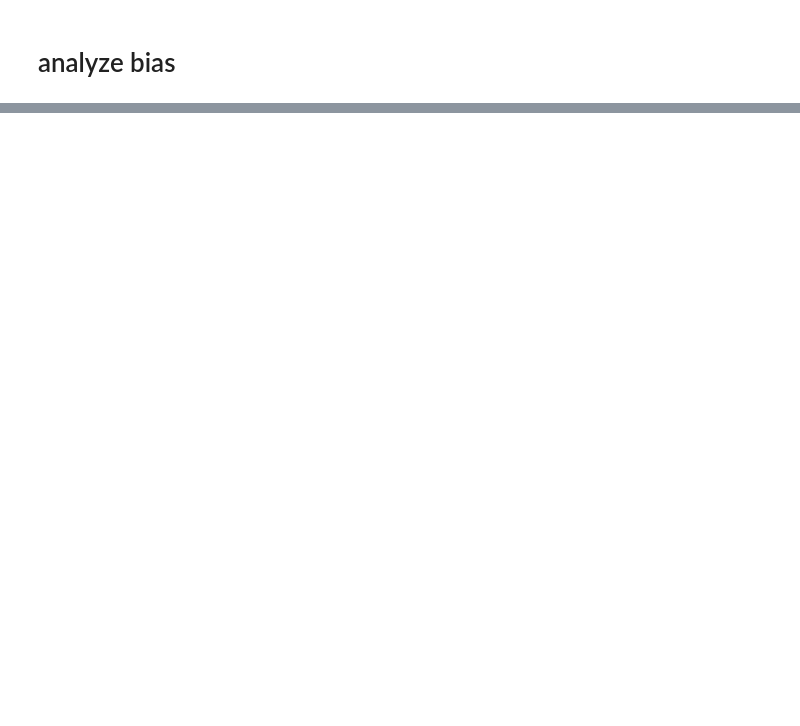
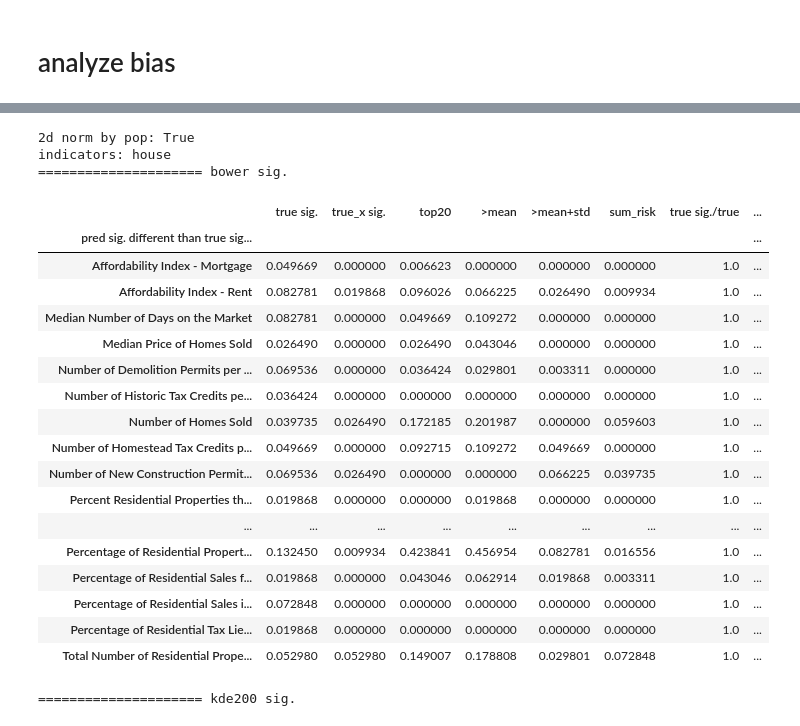
Before and after one commit to JHWu92/public-safety-baltimore, a Jupyter notebook: bias-in-bower-replicate.ipynb, the cells around one changed output, grey strips where cells are left out. Saved outputs shown, nothing was run; the diff lists cells and outputs as text; code cells hidden in the pictures; blank space fills up the shorter version.

```diff
--- a/bias-in-bower-replicate.ipynb
+++ b/bias-in-bower-replicate.ipynb
@@ -39,9 +40,11 @@ def get_true_y(compile_data, eval_roller, x_setting='time_indexed_points', y_set
         eval_x, eval_y = data_for_fit(compile_data, x_setting=x_setting, y_setting=y_setting, dates=dates,
                                       verbose=verbose)
         pred_res[period]['true_y'] = eval_y
+        pred_res[period]['true_x'] = eval_x.ravel()
+#         print(eval_x.ravel())
     return pd.DataFrame.from_dict(pred_res, 'index')
 # %%
 er_bower_2d = Rolling(rsd='2016-07-01', red='2017-06-30', rstep=1, tw_past=train_tw, tw_pred=2)
-nbh_true_y_2d = get_true_y(d_nbh, er_bower_2d)
+nbh_true_y_2d = get_true_y(d_nbh, er_bower_2d, x_setting='event_cnt')
 # %%
 er_bower_7d = Rolling(rsd='2016-07-01', red='2017-06-30', rstep=1, tw_past=train_tw, tw_pred=7)
@@ -89,3 +82,12 @@ pred_res_above_mean_std_hotspots_count_7d = pd.read_csv('exp_res/bower_7day_bnia
+# %%
+def norm_by_population(df):
+    for p in df.index:
+#         print(p)
+        for c in ['bower','kde200','true_y', 'true_x']:
+            arr = df.loc[p,c]
+            if isinstance(arr,str):
+                arr = pd.np.array(eval(arr))
+            df.loc[p,c]=arr/(population.values)
 # %% [markdown]
 # get pearson correlation
 # %%
@@ -161,7 +162,10 @@ def get_res_table_for_4kinds(pearsonr_res, res_cnt):
     true_sig = (pearsonr_res.ptrue<p_thres_true)
     tsig = mean_not_null(pearsonr_res, true_sig, 'true', res_cnt.index)
 
-    tmp_df = pd.concat([bsig_not_null,bnotsig_not_null, ksig_not_null, knotsig_not_null, tsig],axis=1,sort=True)
-    tmp_df.columns = ['bower sig.', 'bower not sig.', 'kde200 sig.', 'kde200 not sig.', 'true sig.']
+    truex_sig = (pearsonr_res.ptruex<p_thres_true)
+    txsig = mean_not_null(pearsonr_res, truex_sig, 'truex', res_cnt.index)
+
+    tmp_df = pd.concat([bsig_not_null,bnotsig_not_null, ksig_not_null, knotsig_not_null, tsig,txsig],axis=1,sort=True)
+    tmp_df.columns = ['bower sig.', 'bower not sig.', 'kde200 sig.', 'kde200 not sig.', 'true sig.','true_x sig.']
     tmp_df.index.name = 'pred sig. different than true sig. level'
     return tmp_df
@@ -168,33 +192,81 @@ def get_res_table_for_4kinds(pearsonr_res, res_cnt):
 # %%
+
+norm_by_pop_2d = True
+cols_type = 'income'
+cols_type = 'house'
+cols = {'house': housing_cols, 'income':income_cols}[cols_type]
+# cols = income_cols + housing_cols
+print('2d norm by pop:',norm_by_pop_2d)
+print('indicators:', cols_type)
+
+pred_res_top20_hotspots_count_2d = pd.read_csv('exp_res/bower_2day_bnia_top20_hotspots.csv', index_col=0).join(nbh_true_y_2d)
+pred_res_sum_risk_hotspots_2d = pd.read_csv('exp_res/bower_2day_bnia_sum_risk_hotspots.csv', index_col=0).join(nbh_true_y_2d)
+pred_res_above_mean_hotspots_count_2d = pd.read_csv('exp_res/bower_2day_bnia_above_mean_hotspots.csv', index_col=0).join(nbh_true_y_2d)
+pred_res_above_mean_std_hotspots_count_2d = pd.read_csv('exp_res/bower_2day_bnia_above_mean_std_hotspots.csv', index_col=0).join(nbh_true_y_2d)
+if norm_by_pop_2d:
+    norm_by_population(pred_res_top20_hotspots_count_2d)
+    norm_by_population(pred_res_sum_risk_hotspots_2d)
+    norm_by_population(pred_res_above_mean_hotspots_count_2d)
+    norm_by_population(pred_res_above_mean_std_hotspots_count_2d)
+
+pear_top20_hotspots_count_2d = pear_ana(pred_res_top20_hotspots_count_2d,cols)
+pear_sum_risk_hotspots_2d = pear_ana(pred_res_sum_risk_hotspots_2d,cols)
+pear_above_mean_hotspots_count_2d = pear_ana(pred_res_above_mean_hotspots_count_2d,cols)
+pear_above_mean_std_hotspots_count_2d = pear_ana(pred_res_above_mean_std_hotspots_count_2d,cols)
+
 sig_top20_hotspots_count_2d = get_res_table_for_4kinds(pear_top20_hotspots_count_2d, pred_res_top20_hotspots_count_2d)
 sig_sum_risk_hotspots_2d = get_res_table_for_4kinds(pear_sum_risk_hotspots_2d, pred_res_sum_risk_hotspots_2d)
 sig_above_mean_hotspots_count_2d = get_res_table_for_4kinds(pear_above_mean_hotspots_count_2d, pred_res_above_mean_hotspots_count_2d)
 sig_above_mean_std_hotspots_count_2d = get_res_table_for_4kinds(pear_above_mean_std_hotspots_count_2d, pred_res_above_mean_std_hotspots_count_2d)
 
 true_sig_pcnt = sig_top20_hotspots_count_2d['true sig.']
+truex_sig_pcnt = sig_top20_hotspots_count_2d['true_x sig.']
 
 c = 'bower sig.'
-bower_sig_pcnt_2d = pd.concat([true_sig_pcnt,
+bower_sig_pcnt_2d = pd.concat([true_sig_pcnt, truex_sig_pcnt,
                  sig_top20_hotspots_count_2d[c],
                  sig_above_mean_hotspots_count_2d[c],
                  sig_above_mean_std_hotspots_count_2d[c],
                  sig_sum_risk_hotspots_2d[c],
                 ],
           axis=1)
-bower_sig_pcnt_2d.columns = ['true sig.','top20', '>mean', '>mean+std', 'sum_risk', ]
+bower_sig_pcnt_2d.columns = ['true sig.','true_x sig.','top20', '>mean', '>mean+std', 'sum_risk', ]
 bower_sig_pcnt_2d = bower_sig_pcnt_2d.join(bower_sig_pcnt_2d.divide(true_sig_pcnt, axis=0),rsuffix='/true')
 print('=====================',c)
-display(bower_sig_pcnt_2d)
+display(bower_sig_pcnt_2d.fillna(0))
 
 c = 'kde200 sig.'
-kde200_sig_pcnt_2d = pd.concat([true_sig_pcnt,
+kde200_sig_pcnt_2d = pd.concat([true_sig_pcnt, truex_sig_pcnt,
                  sig_top20_hotspots_count_2d[c],
                  sig_above_mean_hotspots_count_2d[c],
                  sig_above_mean_std_hotspots_count_2d[c],
                  sig_sum_risk_hotspots_2d[c],
                 ],
           axis=1)
-kde200_sig_pcnt_2d.columns = ['true sig.','top20', '>mean', '>mean+std', 'sum_risk', ]
+kde200_sig_pcnt_2d.columns = ['true sig.','true_x sig.','top20', '>mean', '>mean+std', 'sum_risk', ]
 kde200_sig_pcnt_2d=kde200_sig_pcnt_2d.join(kde200_sig_pcnt_2d.divide(true_sig_pcnt, axis=0),rsuffix='/true')
 print('=====================',c)
-display(kde200_sig_pcnt_2d)
+display(kde200_sig_pcnt_2d.fillna(0))
+# %% [output]
+2d norm by pop: True
+indicators: house
+===================== bower sig.
+|  | true sig. | true_x sig. | top20 | >mean | >mean+std | sum_risk | true sig./true | ... |
+| pred sig. different than true sig... |  |  |  |  |  |  |  | ... |
+| Affordability Index - Mortgage | 0.049669 | 0.000000 | 0.006623 | 0.000000 | 0.000000 | 0.000000 | 1.0 | ... |
+| Affordability Index - Rent | 0.082781 | 0.019868 | 0.096026 | 0.066225 | 0.026490 | 0.009934 | 1.0 | ... |
+| Median Number of Days on the Market | 0.082781 | 0.000000 | 0.049669 | 0.109272 | 0.000000 | 0.000000 | 1.0 | ... |
+| Median Price of Homes Sold | 0.026490 | 0.000000 | 0.026490 | 0.043046 | 0.000000 | 0.000000 | 1.0 | ... |
+| Number of Demolition Permits per ... | 0.069536 | 0.000000 | 0.036424 | 0.029801 | 0.003311 | 0.000000 | 1.0 | ... |
+| Number of Historic Tax Credits pe... | 0.036424 | 0.000000 | 0.000000 | 0.000000 | 0.000000 | 0.000000 | 1.0 | ... |
+| Number of Homes Sold | 0.039735 | 0.026490 | 0.172185 | 0.201987 | 0.000000 | 0.059603 | 1.0 | ... |
+| Number of Homestead Tax Credits p... | 0.049669 | 0.000000 | 0.092715 | 0.109272 | 0.049669 | 0.000000 | 1.0 | ... |
+| Number of New Construction Permit... | 0.069536 | 0.026490 | 0.000000 | 0.000000 | 0.066225 | 0.039735 | 1.0 | ... |
+| Percent Residential Properties th... | 0.019868 | 0.000000 | 0.000000 | 0.019868 | 0.000000 | 0.000000 | 1.0 | ... |
+| ... | ... | ... | ... | ... | ... | ... | ... | ... |
+| Percentage of Residential Propert... | 0.132450 | 0.009934 | 0.423841 | 0.456954 | 0.082781 | 0.016556 | 1.0 | ... |
+| Percentage of Residential Sales f... | 0.019868 | 0.000000 | 0.043046 | 0.062914 | 0.019868 | 0.003311 | 1.0 | ... |
+| Percentage of Residential Sales i... | 0.072848 | 0.000000 | 0.000000 | 0.000000 | 0.000000 | 0.000000 | 1.0 | ... |
+| Percentage of Residential Tax Lie... | 0.019868 | 0.000000 | 0.000000 | 0.000000 | 0.000000 | 0.000000 | 1.0 | ... |
+| Total Number of Residential Prope... | 0.052980 | 0.052980 | 0.149007 | 0.178808 | 0.029801 | 0.072848 | 1.0 | ... |
+===================== kde200 sig.
```
Also changed, not shown: parts of 13 cells of this notebook.
